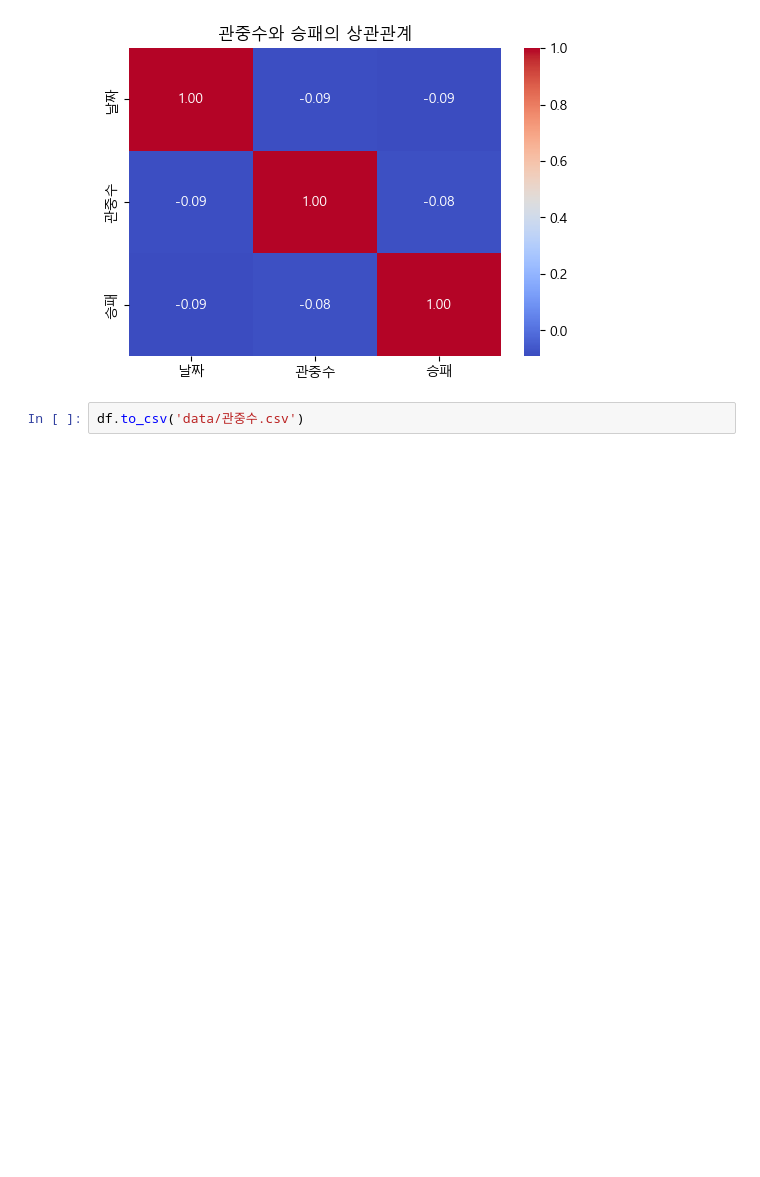
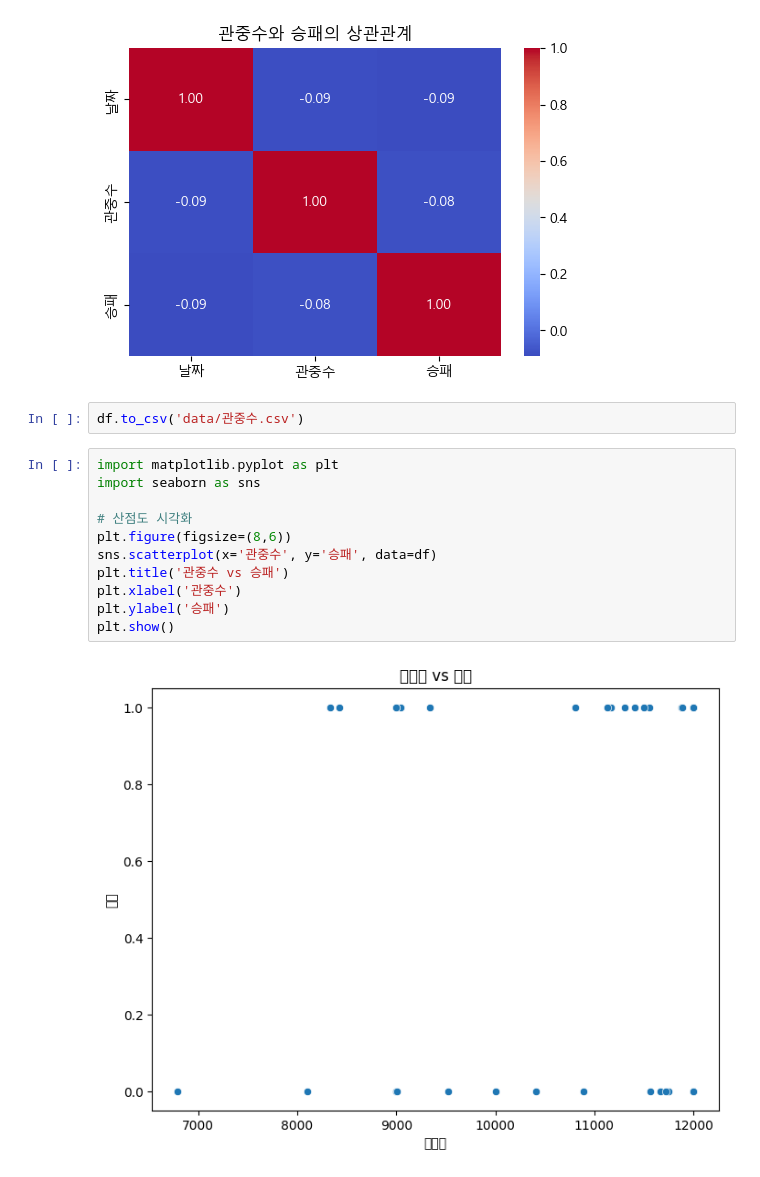
Before and after one commit to jinhyeongkim1/dear_eagles, a Jupyter notebook: Correlation_F.ipynb, the cells around one changed output. Cells and saved outputs as stored; diff of their text form; blank space fills up the shorter version.

```diff
--- a/Correlation_F.ipynb
+++ b/Correlation_F.ipynb
@@ -100,3 +145,16 @@ plt.show()
 [figure]
 # %%
 df.to_csv('data/관중수.csv')
+# %%
+import matplotlib.pyplot as plt
+import seaborn as sns
+
+# 산점도 시각화
+plt.figure(figsize=(8,6))
+sns.scatterplot(x='관중수', y='승패', data=df)
+plt.title('관중수 vs 승패')
+plt.xlabel('관중수')
+plt.ylabel('승패')
+plt.show()
+# %% [output]
+[figure, added]
```
Also changed, not shown: parts of 5 cells of this notebook.
